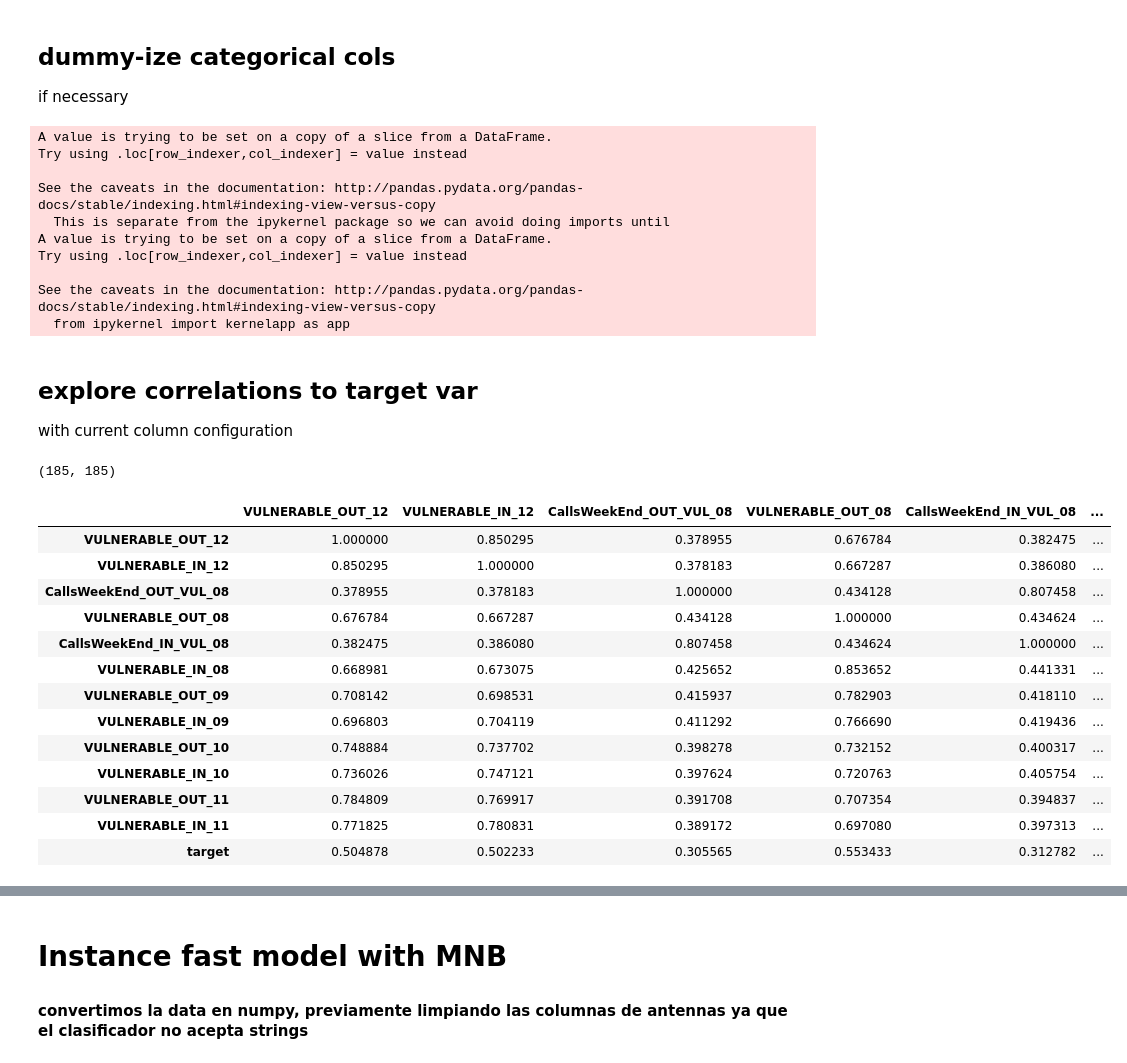
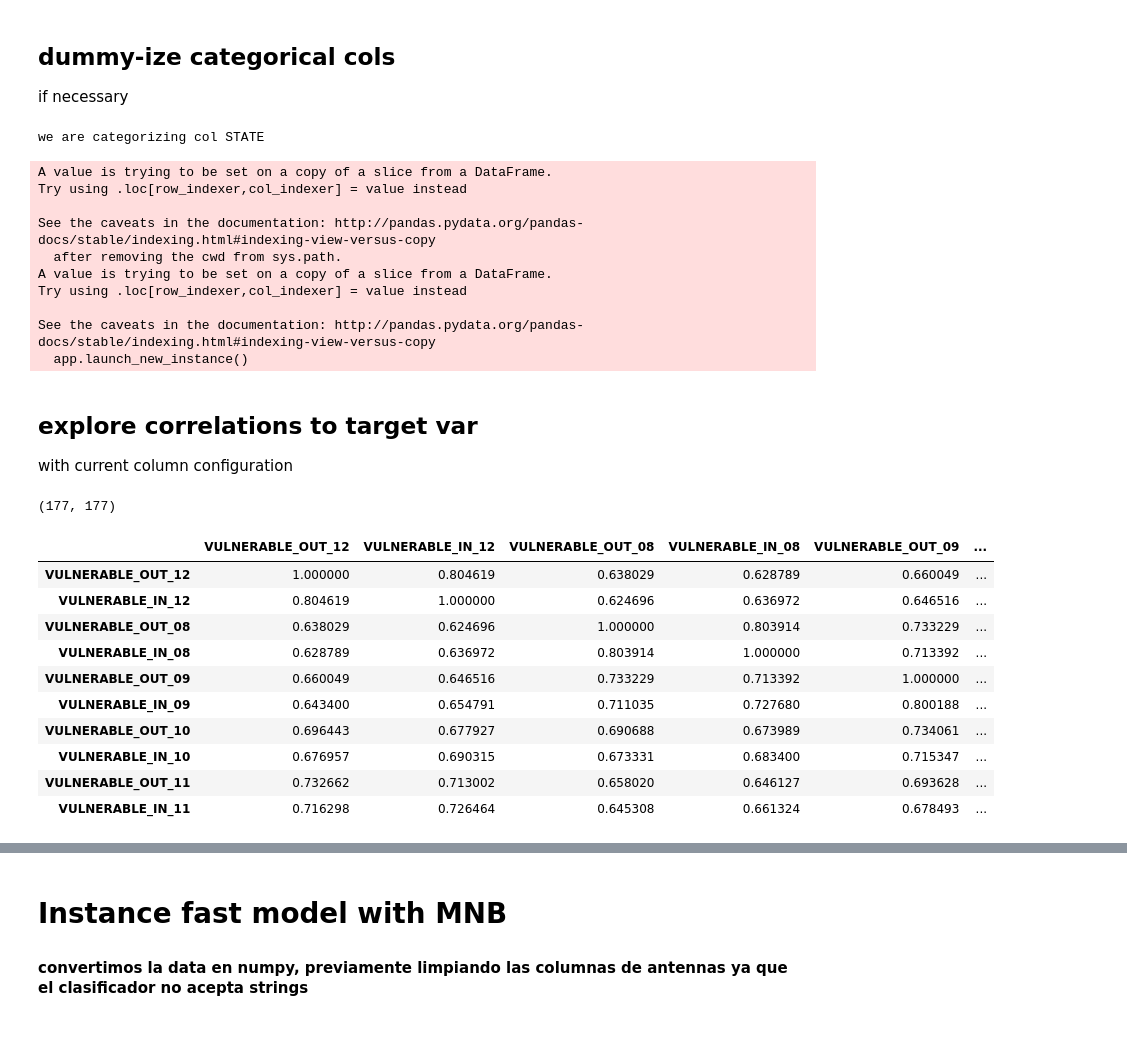
Before and after one commit to jdemonasterio/Tesis, a Jupyter notebook: mexico-scripts-ver2/mLTheory.ipynb, the cells around one changed output, grey strips where cells are left out. Cells and saved outputs as stored; diff of their text form; code cells hidden in the pictures; blank space fills up the shorter version.

Commit message:
start analyzing reduced problem instances

```diff
--- a/mexico-scripts-ver2/mLTheory.ipynb
+++ b/mexico-scripts-ver2/mLTheory.ipynb
@@ -280,7 +279,7 @@ exclude_cols
 
 define them with a set of different possible cases/problems to solve
 # %%
-case = 0
+case = 3
 
 ## people that used to live in the endemic area
 if case ==0:
@@ -293,7 +292,6 @@ if case ==1:
     case_text = "people that used to live in the endemic area *and* migrated"
     Y = (data['EPIDEMIC_gt'] ==1) & (data['EPIDEMIC'] ==0)
     Y_val = (val_set['EPIDEMIC_gt'] ==1) & (val_set['EPIDEMIC'] ==0)
-
     add_exclusion_cols = ['EPIDEMIC','STATE']
 
     for col in add_exclusion_cols:
@@ -315,16 +313,19 @@ if case ==2:
 
 ## people that migrated in any direction
 if case ==3:
-    case_text = "people that migrated in any direction"
-    Y = data['EPIDEMIC_gt'] != data['EPIDEMIC']
-    Y_val = val_set['EPIDEMIC_gt'] != data['EPIDEMIC']
+    case_text = "currently non_endemic, that used to live in the endemic area"
 
-    add_exclusion_cols = []
+    data = data[data['EPIDEMIC'] ==0]
+    val_set = val_set[val_set['EPIDEMIC'] ==0]
+
+    Y = (data['EPIDEMIC_gt'] ==1)
+    Y_val = (val_set['EPIDEMIC_gt'] ==1)
+
+    add_exclusion_cols = ['EPIDEMIC']
 
     for col in add_exclusion_cols:
         if not col in exclude_cols:
             exclude_cols+=[col]
-
 
 
 
@@ -404,6 +409,7 @@ categorical_cols = [
 # %%
 for col in categorical_cols:
     if col not in exclude_cols:
+        print('we are categorizing col %s' %col)
         X[col] = X[col].astype('category')
     #     if X[col].dtype != 'category':
     #         continue
@@ -426,16 +432,17 @@ for col in categorical_cols:
 
         X_val.drop(col, axis =1 , inplace=True)
 # %% [output]
-A value is trying to be set on a copy of a slice from a DataFrame.
-Try using .loc[row_indexer,col_indexer] = value instead
-
-See the caveats in the documentation: http://pandas.pydata.org/pandas-docs/stable/indexing.html#indexing-view-versus-copy
-  This is separate from the ipykernel package so we can avoid doing imports until
-A value is trying to be set on a copy of a slice from a DataFrame.
-Try using .loc[row_indexer,col_indexer] = value instead
-
-See the caveats in the documentation: http://pandas.pydata.org/pandas-docs/stable/indexing.html#indexing-view-versus-copy
-  from ipykernel import kernelapp as app
+we are categorizing col STATE
+A value is trying to be set on a copy of a slice from a DataFrame.
+Try using .loc[row_indexer,col_indexer] = value instead
+
+See the caveats in the documentation: http://pandas.pydata.org/pandas-docs/stable/indexing.html#indexing-view-versus-copy
+  after removing the cwd from sys.path.
+A value is trying to be set on a copy of a slice from a DataFrame.
+Try using .loc[row_indexer,col_indexer] = value instead
+
+See the caveats in the documentation: http://pandas.pydata.org/pandas-docs/stable/indexing.html#indexing-view-versus-copy
+  app.launch_new_instance()
 # %% [markdown]
 ## explore correlations to target var
 
@@ -447,28 +454,25 @@ corr[target_col] = Y
 corr = corr.corr()
 corr.shape
 # %% [output]
-(185, 185)
+(177, 177)
 # %%
 view = corr.query('target>0.3')
 # show only those columns which
 corr_columns = view.index.values
 
-view[corr_columns]
+view[corr_columns].head(10)
 # %% [output]
-|  | VULNERABLE_OUT_12 | VULNERABLE_IN_12 | CallsWeekEnd_OUT_VUL_08 | VULNERABLE_OUT_08 | CallsWeekEnd_IN_VUL_08 | ... |
-| VULNERABLE_OUT_12 | 1.000000 | 0.850295 | 0.378955 | 0.676784 | 0.382475 | ... |
-| VULNERABLE_IN_12 | 0.850295 | 1.000000 | 0.378183 | 0.667287 | 0.386080 | ... |
-| CallsWeekEnd_OUT_VUL_08 | 0.378955 | 0.378183 | 1.000000 | 0.434128 | 0.807458 | ... |
-| VULNERABLE_OUT_08 | 0.676784 | 0.667287 | 0.434128 | 1.000000 | 0.434624 | ... |
-| CallsWeekEnd_IN_VUL_08 | 0.382475 | 0.386080 | 0.807458 | 0.434624 | 1.000000 | ... |
-| VULNERABLE_IN_08 | 0.668981 | 0.673075 | 0.425652 | 0.853652 | 0.441331 | ... |
-| VULNERABLE_OUT_09 | 0.708142 | 0.698531 | 0.415937 | 0.782903 | 0.418110 | ... |
-| VULNERABLE_IN_09 | 0.696803 | 0.704119 | 0.411292 | 0.766690 | 0.419436 | ... |
-| VULNERABLE_OUT_10 | 0.748884 | 0.737702 | 0.398278 | 0.732152 | 0.400317 | ... |
-| VULNERABLE_IN_10 | 0.736026 | 0.747121 | 0.397624 | 0.720763 | 0.405754 | ... |
-| VULNERABLE_OUT_11 | 0.784809 | 0.769917 | 0.391708 | 0.707354 | 0.394837 | ... |
-| VULNERABLE_IN_11 | 0.771825 | 0.780831 | 0.389172 | 0.697080 | 0.397313 | ... |
-| target | 0.504878 | 0.502233 | 0.305565 | 0.553433 | 0.312782 | ... |
+|  | VULNERABLE_OUT_12 | VULNERABLE_IN_12 | VULNERABLE_OUT_08 | VULNERABLE_IN_08 | VULNERABLE_OUT_09 | ... |
+| VULNERABLE_OUT_12 | 1.000000 | 0.804619 | 0.638029 | 0.628789 | 0.660049 | ... |
+| VULNERABLE_IN_12 | 0.804619 | 1.000000 | 0.624696 | 0.636972 | 0.646516 | ... |
+| VULNERABLE_OUT_08 | 0.638029 | 0.624696 | 1.000000 | 0.803914 | 0.733229 | ... |
+| VULNERABLE_IN_08 | 0.628789 | 0.636972 | 0.803914 | 1.000000 | 0.713392 | ... |
+| VULNERABLE_OUT_09 | 0.660049 | 0.646516 | 0.733229 | 0.713392 | 1.000000 | ... |
+| VULNERABLE_IN_09 | 0.643400 | 0.654791 | 0.711035 | 0.727680 | 0.800188 | ... |
+| VULNERABLE_OUT_10 | 0.696443 | 0.677927 | 0.690688 | 0.673989 | 0.734061 | ... |
+| VULNERABLE_IN_10 | 0.676957 | 0.690315 | 0.673331 | 0.683400 | 0.715347 | ... |
+| VULNERABLE_OUT_11 | 0.732662 | 0.713002 | 0.658020 | 0.646127 | 0.693628 | ... |
+| VULNERABLE_IN_11 | 0.716298 | 0.726464 | 0.645308 | 0.661324 | 0.678493 | ... |
 # %%
 ## show correlation between state and target
 
```
Also changed, not shown: parts of 47 cells of this notebook.
